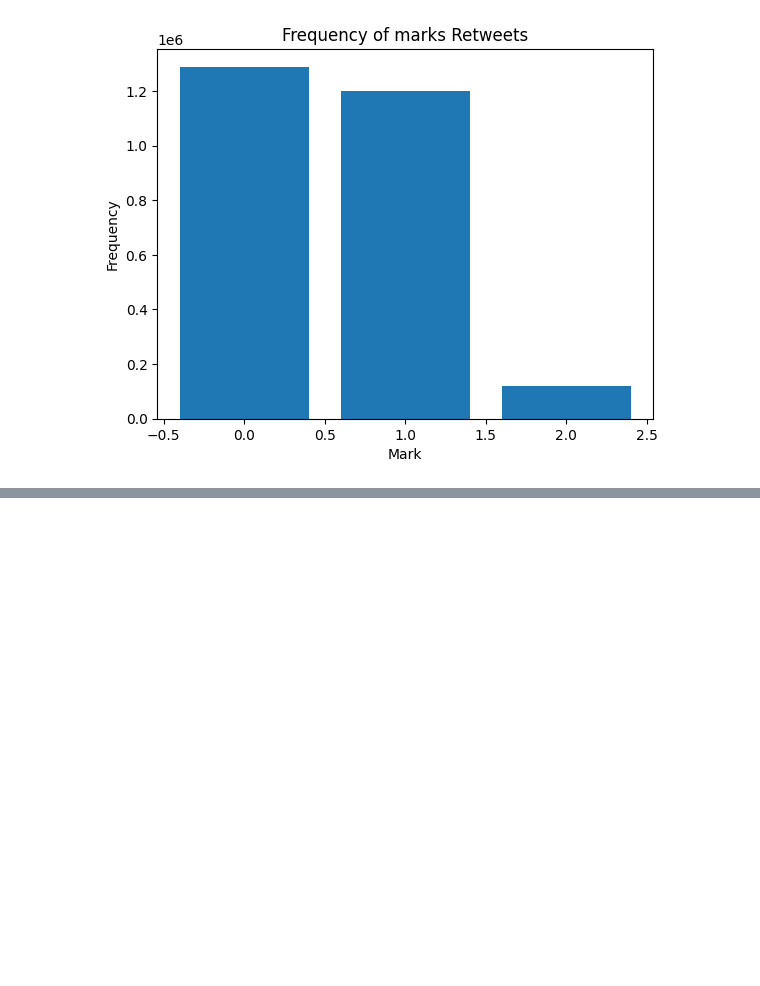
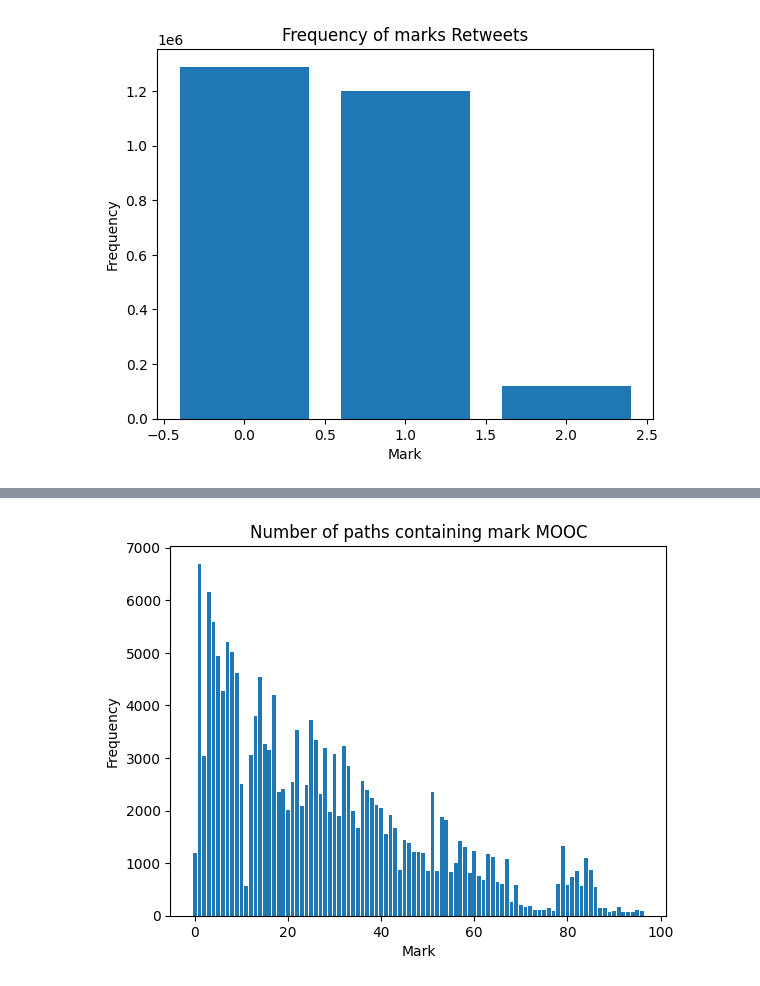
Before and after one commit to FIM4Science/OpenFIM, a Jupyter notebook: notebooks/pp/explore_eval_datasets.ipynb, the cells around one changed output, grey strips where cells are left out. Saved outputs shown, nothing was run; the diff lists cells and outputs as text; code cells hidden in the pictures; blank space fills up the shorter version.

```diff
--- a/notebooks/pp/explore_eval_datasets.ipynb
+++ b/notebooks/pp/explore_eval_datasets.ipynb
@@ -77,0 +108,4 @@ plot_mark_counts(retweet["types"], "Retweets")
+# %%
+plot_num_paths_per_mark(mooc["types"], "MOOC")
+# %% [output]
+[figure, added]
```
Also changed, not shown: parts of 15 cells of this notebook.
